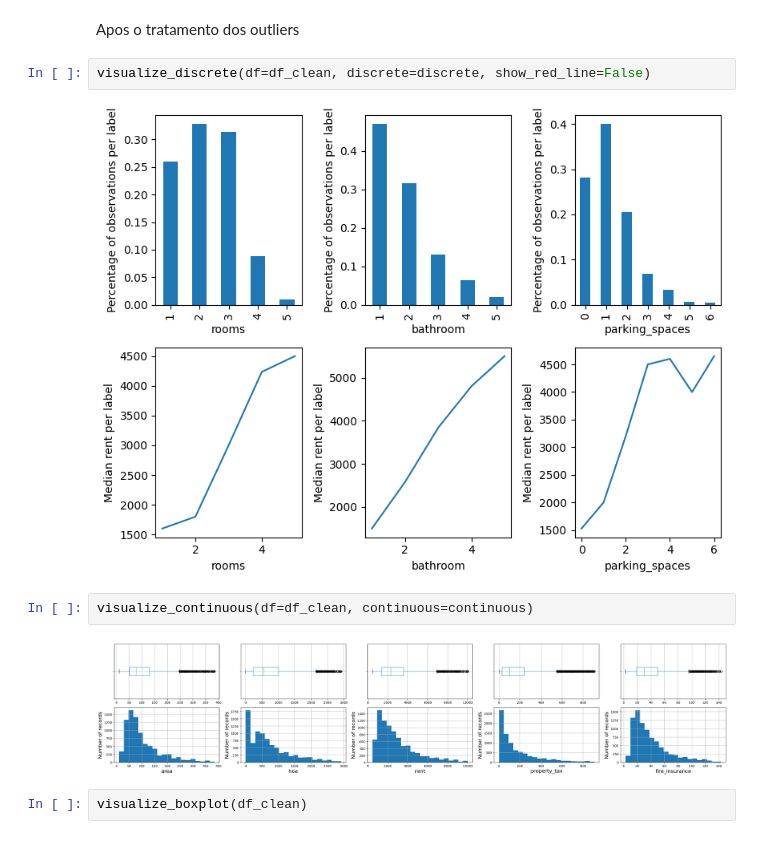
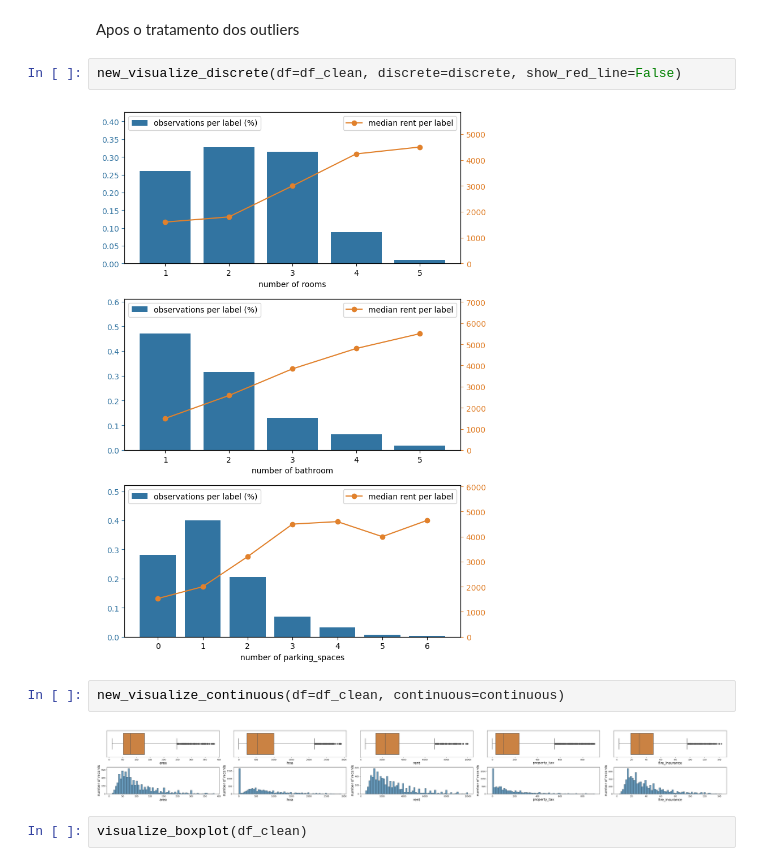
Before and after one commit to ArthurCorbellini/property_prediction_ann, a Jupyter notebook: src/data/data_analysis.ipynb, the cells around one changed output. Drawn from its saved outputs; the diff is of its cells as text.

```diff
--- a/src/data/data_analysis.ipynb
+++ b/src/data/data_analysis.ipynb
@@ -481,13 +601,13 @@ memory usage: 795.9+ KB
 # %% [markdown]
 Apos o tratamento dos outliers
 # %%
-visualize_discrete(df=df_clean, discrete=discrete, show_red_line=False)
+new_visualize_discrete(df=df_clean, discrete=discrete, show_red_line=False)
 # %% [output]
-[figure, old version]
+[figure, new version]
 # %%
-visualize_continuous(df=df_clean, continuous=continuous)
+new_visualize_continuous(df=df_clean, continuous=continuous)
 # %% [output]
-[figure, old version]
+[figure, new version]
 # %%
 visualize_boxplot(df_clean)
 # %% [output]
```
Also changed, not shown: parts of 15 cells of this notebook, 4 other files.
